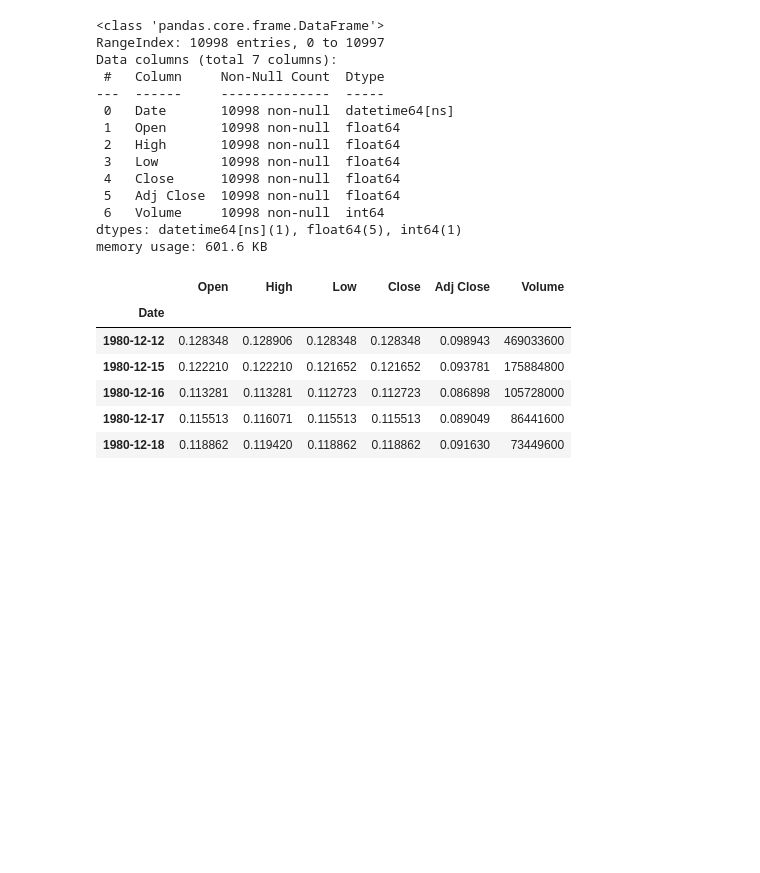
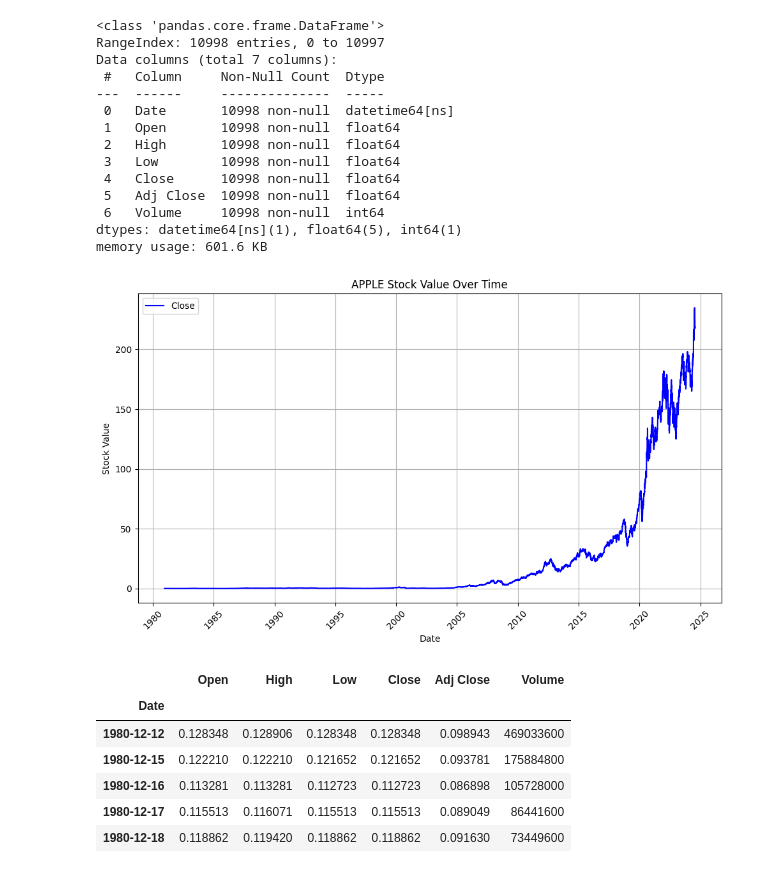
Before and after one commit to SamrawitMM/NovaSentimentAnalytics, a Jupyter notebook: notebooks/main.ipynb, the cells around one changed output. Cells and saved outputs as stored; diff of their text form; code cells hidden in the pictures; blank space fills up the shorter version.

Commit message:
stock plot for the companies

```diff
--- a/notebooks/main.ipynb
+++ b/notebooks/main.ipynb
@@ -443,6 +434,11 @@ Data columns (total 7 columns):
  6   Volume     10998 non-null  int64
 dtypes: datetime64[ns](1), float64(5), int64(1)
 memory usage: 601.6 KB
+# %%
+# Plot stock values for each company
+plot_stock_data(aapl_df, date_column='Date', stock_value_column='Close', title=f'APPLE Stock Value Over Time')
+# %% [output]
+[figure, added]
 # %%
 aapl_df['Date'] = pd.to_datetime(aapl_df['Date'], errors='coerce')
 
```
Also changed, not shown: parts of 7 cells of this notebook.
